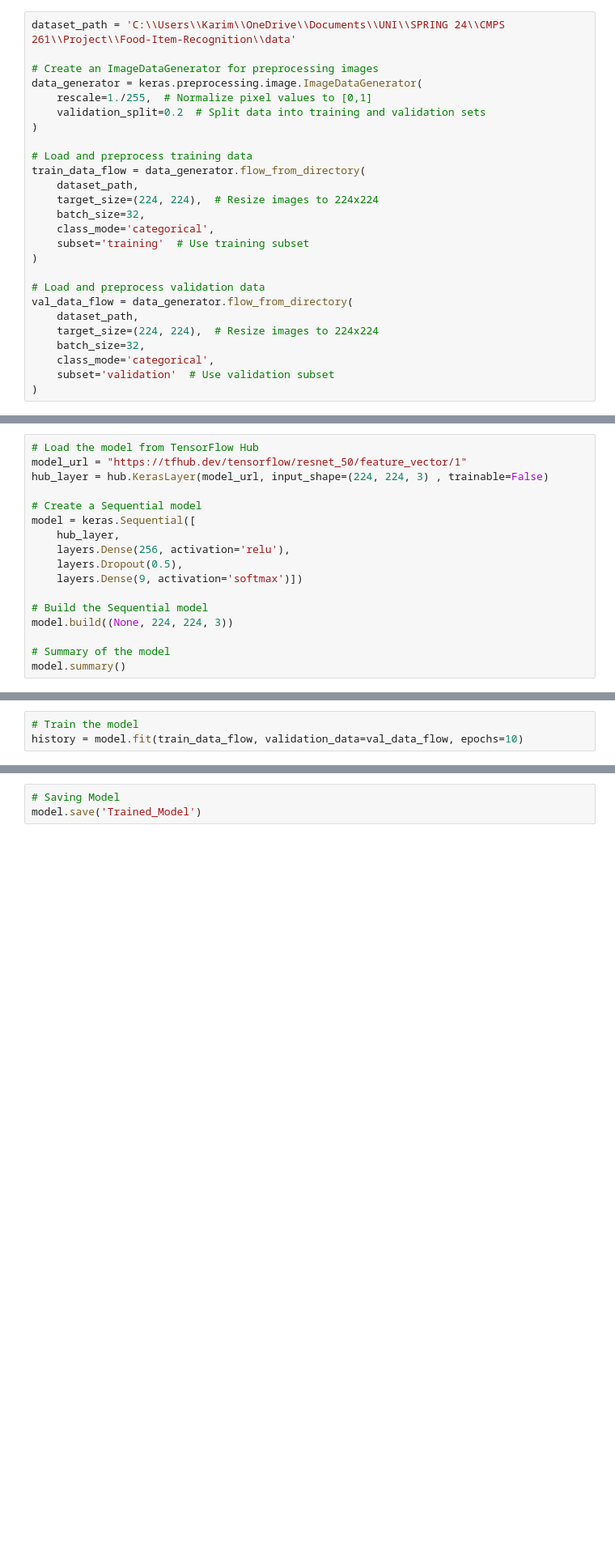
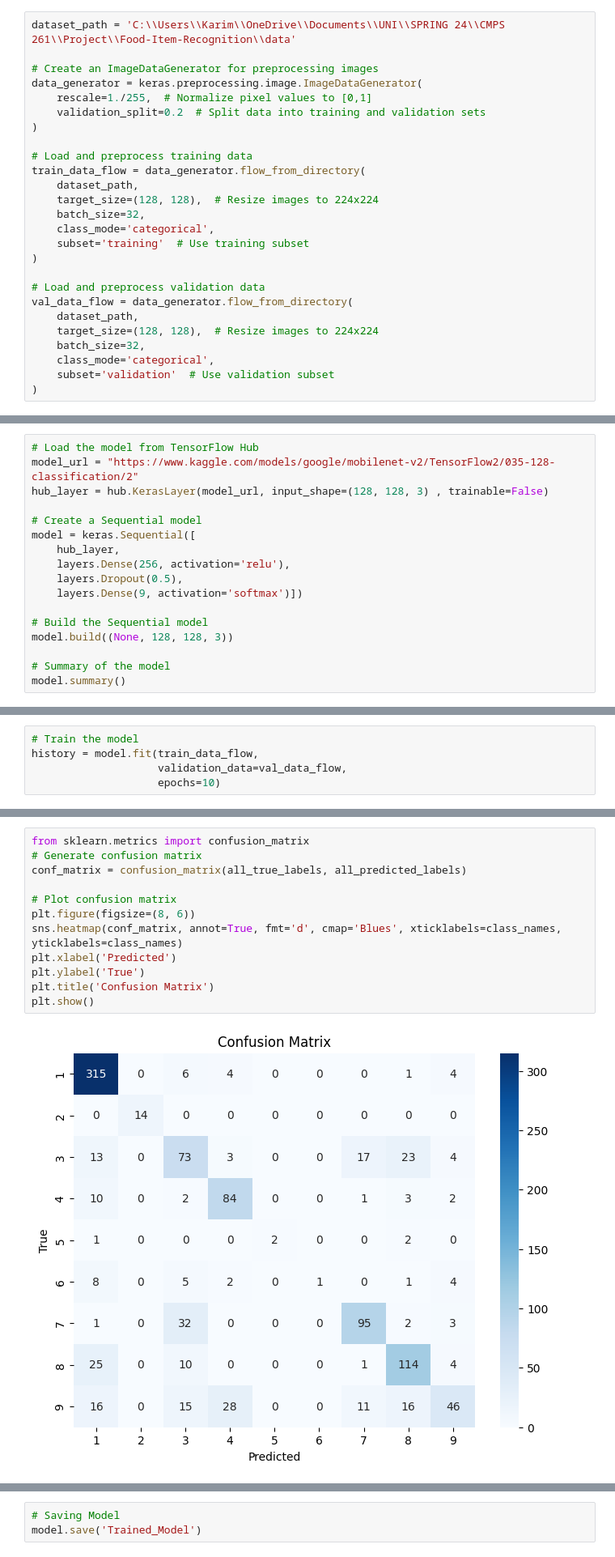
Before and after one commit to RKPen/Machine-Learning-CNN, a Jupyter notebook: Project.ipynb, the cells around one changed output, grey strips where cells are left out. Shown: that part at 81% size. Cells and saved outputs as stored; diff of their text form; blank space fills up the shorter version.

Commit message:
Updated Model

```diff
--- a/Project.ipynb
+++ b/Project.ipynb
@@ -34,7 +39,7 @@ data_generator = keras.preprocessing.image.ImageDataGenerator(
 # Load and preprocess training data
 train_data_flow = data_generator.flow_from_directory(
     dataset_path,
-    target_size=(224, 224),  # Resize images to 224x224
+    target_size=(128, 128),  # Resize images to 224x224
     batch_size=32,
     class_mode='categorical',
     subset='training'  # Use training subset
@@ -43,7 +48,7 @@ train_data_flow = data_generator.flow_from_directory(
 # Load and preprocess validation data
 val_data_flow = data_generator.flow_from_directory(
     dataset_path,
-    target_size=(224, 224),  # Resize images to 224x224
+    target_size=(128, 128),  # Resize images to 224x224
     batch_size=32,
     class_mode='categorical',
     subset='validation'  # Use validation subset
@@ -59,8 +67,8 @@ with open(category_file_path, 'r') as f:
         category_mapping[int(category_id)] = category_name
 # %%
 # Load the model from TensorFlow Hub
-model_url = "https://tfhub.dev/tensorflow/resnet_50/feature_vector/1"
-hub_layer = hub.KerasLayer(model_url, input_shape=(224, 224, 3) , trainable=False)
+model_url = "https://www.kaggle.com/models/google/mobilenet-v2/TensorFlow2/035-128-classification/2"
+hub_layer = hub.KerasLayer(model_url, input_shape=(128, 128, 3) , trainable=False)
 
 # Create a Sequential model
 model = keras.Sequential([
@@ -70,7 +78,7 @@ model = keras.Sequential([
     layers.Dense(9, activation='softmax')])
 
 # Build the Sequential model
-model.build((None, 224, 224, 3))
+model.build((None, 128, 128, 3))
 
 # Summary of the model
 model.summary()
@@ -83,4 +109,6 @@ model.compile(
 )
 # %%
 # Train the model
-history = model.fit(train_data_flow, validation_data=val_data_flow, epochs=10)
+history = model.fit(train_data_flow,
+                    validation_data=val_data_flow,
+                    epochs=10)
@@ -93,0 +200,14 @@ plt.show()
+# %%
+from sklearn.metrics import confusion_matrix
+# Generate confusion matrix
+conf_matrix = confusion_matrix(all_true_labels, all_predicted_labels)
+
+# Plot confusion matrix
+plt.figure(figsize=(8, 6))
+sns.heatmap(conf_matrix, annot=True, fmt='d', cmap='Blues', xticklabels=class_names, yticklabels=class_names)
+plt.xlabel('Predicted')
+plt.ylabel('True')
+plt.title('Confusion Matrix')
+plt.show()
+# %% [output]
+[figure, added]
```
Also changed, not shown: parts of 22 cells of this notebook, 6 other files.
